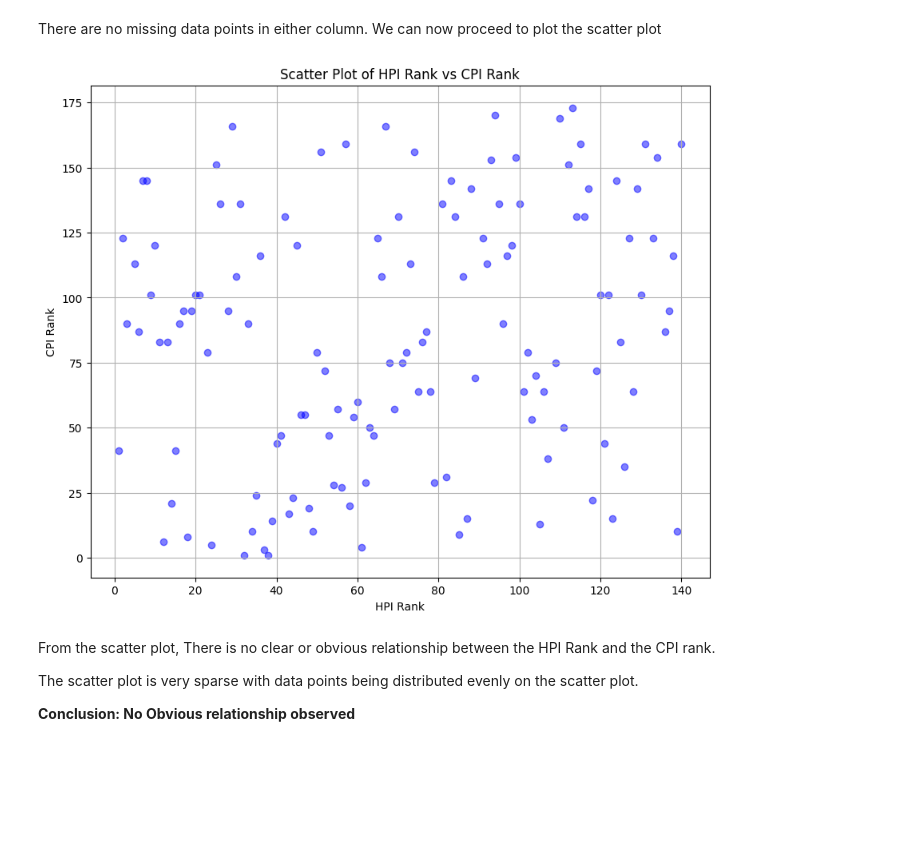
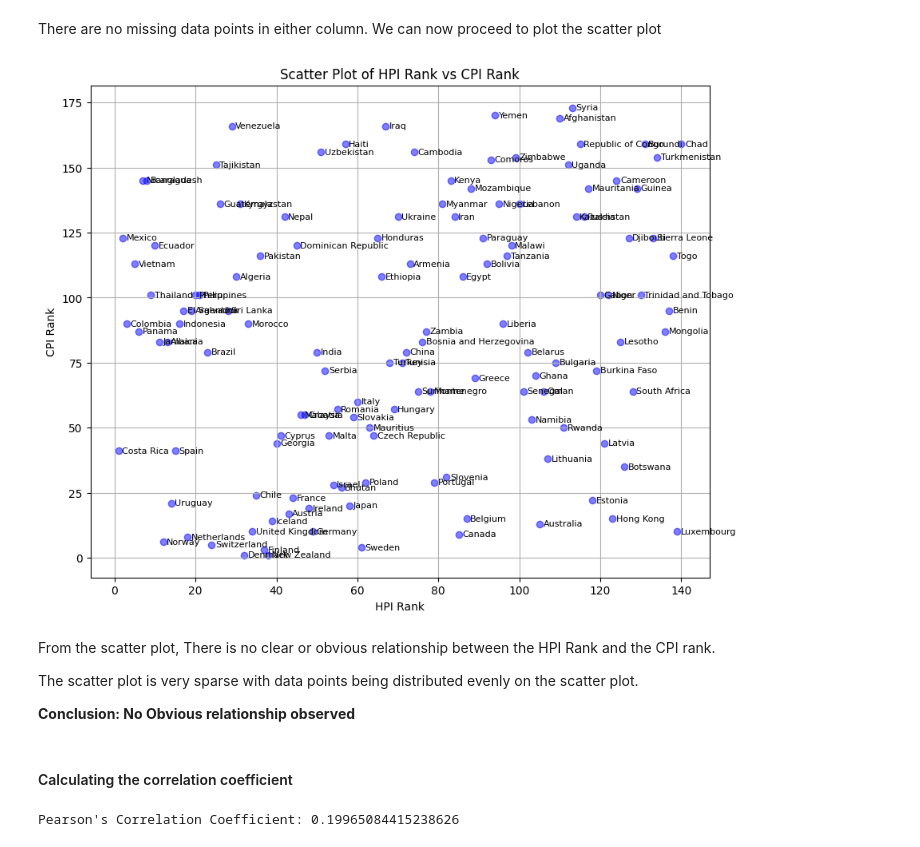
Before and after one commit to Mitch-json/Data-Inference-and-Applied-Machine-Leaning, a Jupyter notebook: Data Analysis and Visualization/Data Analysis and Visualization.ipynb, the cells around one changed output. Saved outputs shown, nothing was run; the diff lists cells and outputs as text; code cells hidden in the pictures; blank space fills up the shorter version.

```diff
--- a/Data Analysis and Visualization/Data Analysis and Visualization.ipynb
+++ b/Data Analysis and Visualization/Data Analysis and Visualization.ipynb
@@ -662,9 +595,12 @@ merged_df_2
 | 1557 | Zimbabwe | ZWE | 2024 | 2656.409377 | 9.600000 |
 1558 rows × 5 columns
 # %%
-regions_to_plot = ['EAS', 'ECS', 'LCN', 'MEA', 'NAC', 'SAS', 'SSF']
+regions_to_plot = ['EAS', 'ECS', 'LCN', 'MEA', 'NAC', 'SAS', 'SSF'] #List the regions which are of inerest to us
+
+#filter the merged dataframe to only include the regions of interest by removing all the countries and all the income levels
 filtered_df = merged_df_2[merged_df_2['Country Code'].isin(regions_to_plot)]
 
+#configure the scatter plot details such as title, axis labels, and grid
 plt.figure(figsize=(10, 8))
 plt.title('GDP per Capita vs. Underweight Prevalence for Selected Regions', fontsize=14)
 plt.xlabel('GDP per Capita')
@@ -676,19 +612,14 @@ colors = ['red', 'blue', 'green', 'purple', 'orange', 'brown', 'black', 'skyblue
 
 # Loop through each region and plot it with a unique color
 for i, country_code in enumerate(regions_to_plot):
-    # Filter data for the current region
+    # Filter data for the current region by country code
     region_data = filtered_df[filtered_df['Country Code'] == country_code]
 
     # Get the Region name for the label from the merged data
     region_name = region_data['Country Name'].iloc[0]
 
-    # Plot the scatter points
-    plt.scatter(
-        region_data['GDP per Capita'],
-        region_data['Underweight Prevalence'],
-        label=region_name,
-        color=colors[i]
-    )
+    # Plot the scatter points on the same scatter plot
+    plt.scatter( region_data['GDP per Capita'], region_data['Underweight Prevalence'], label=region_name, color=colors[i])
 
 plt.legend(title='Region')
 plt.show()
@@ -697,10 +628,12 @@ plt.show()
 # %% [markdown]
 #### Prevalence of underweight vs GDP per capita for different income levels
 # %%
-incomes_to_plot = ['HIC', 'LIC', 'LMC', 'MIC', 'UMC']
+incomes_to_plot = ['HIC', 'LIC', 'LMC', 'MIC', 'UMC'] #List the income levels which are of interest to us
 
+#filter the merged dataframe to only include the income levels of interest by removing all the countries and all the regions
 filtered_df_2 = merged_df_2[merged_df_2['Country Code'].isin(incomes_to_plot)]
 
+#configure the scatter plot details such as title, axis labels, and grid
 plt.figure(figsize=(10, 8))
 plt.title('GDP per Capita vs. Underweight Prevalence for Income Class', fontsize=14)
 plt.xlabel('GDP per Capita')
@@ -710,21 +643,16 @@ plt.grid(True)
 # Define a list of colors for the different regions
 colors = ['red', 'blue', 'green', 'purple', 'orange']
 
-# Loop through each region and plot it with a unique color
+# Loop through each income level and plot it with a unique color
 for i, country_code in enumerate(incomes_to_plot):
-    # Filter data for the current region
+    # Filter data for the current income level for each country code
     income_data = filtered_df_2[filtered_df_2['Country Code'] == country_code]
 
-    # Get the Region name for the label from the merged data
+    # Get the Income level name for the label from the filtered data
     income_name = income_data['Country Name'].iloc[0]
 
-    # Plot the scatter points
-    plt.scatter(
-        income_data['GDP per Capita'],
-        income_data['Underweight Prevalence'],
-        label=income_name,
-        color=colors[i]
-    )
+    # Plot the scatter points on the same scatter plot
+    plt.scatter( income_data['GDP per Capita'], income_data['Underweight Prevalence'], label=income_name, color=colors[i])
 
 plt.legend(title='Region')
 plt.show()
@@ -970,20 +1031,38 @@ There are no missing data points in either column. We can now proceed to plot th
 # %%
 plt.figure(figsize=(10, 8)) #Size of the figure
 
 #scatter plot for the relationship HPI Rank and CPI Rank
 plt.scatter(cpi_hpi_df['HPI Rank'], cpi_hpi_df['Rank'],alpha=0.5, color='blue')
+
+for i, country in enumerate(cpi_hpi_df['Country']):
+    plt.text(
+        cpi_hpi_df['HPI Rank'][i] + 0.9, # Offset the label slightly to the right of the point
+        cpi_hpi_df['Rank'][i],
+        country,
+        fontsize=8,
+        ha='left',
+        va='center'
+    )
 
 plt.title('Scatter Plot of HPI Rank vs CPI Rank')
 plt.xlabel('HPI Rank')
 plt.ylabel('CPI Rank')
 plt.grid(True)
 
 plt.show()
 # %% [output]
-[figure, old version]
+[figure, new version]
 # %% [markdown]
 From the scatter plot, There is no clear or obvious relationship between the HPI Rank and the CPI rank.
 
 The scatter plot is very sparse with data points being distributed evenly on the scatter plot.
 
 **Conclusion: No Obvious relationship observed**
+# %% [markdown]
+#### Calculating the correlation coefficient
+# %%
+pearson_correlation = cpi_hpi_df['HPI Rank'].corr(cpi_hpi_df['Rank'], method='pearson')
+
+print(f"Pearson's Correlation Coefficient: {pearson_correlation}")
+# %% [output]
+Pearson's Correlation Coefficient: 0.19965084415238626
```
Also changed, not shown: parts of 27 cells of this notebook, 2 other files.
